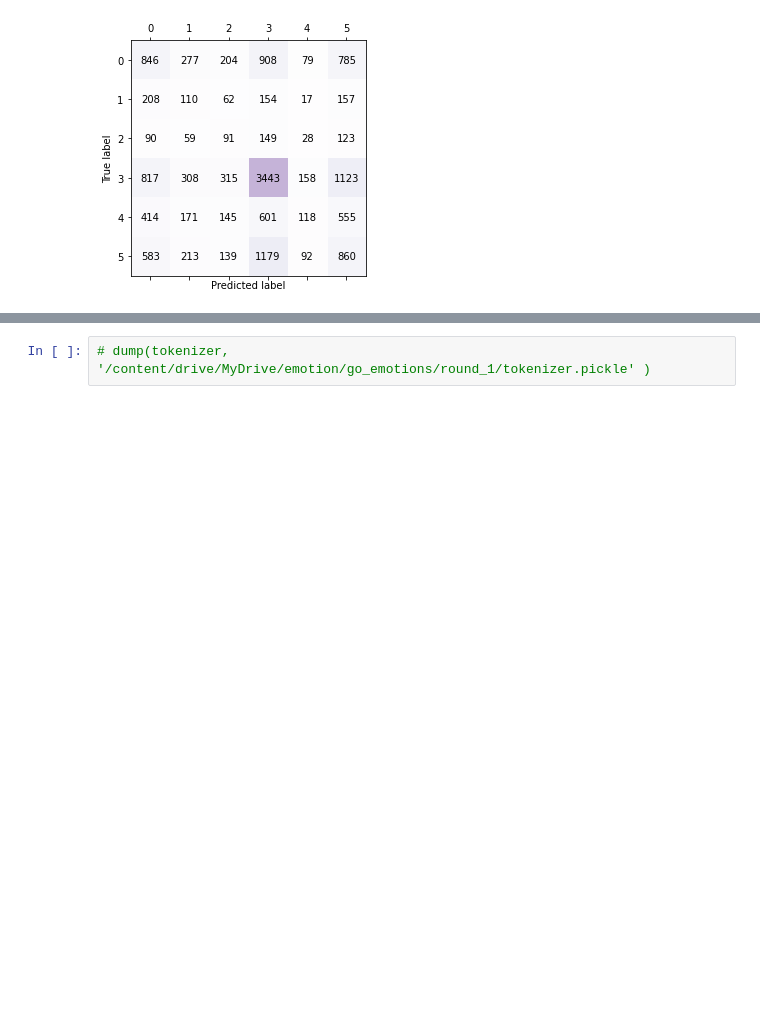
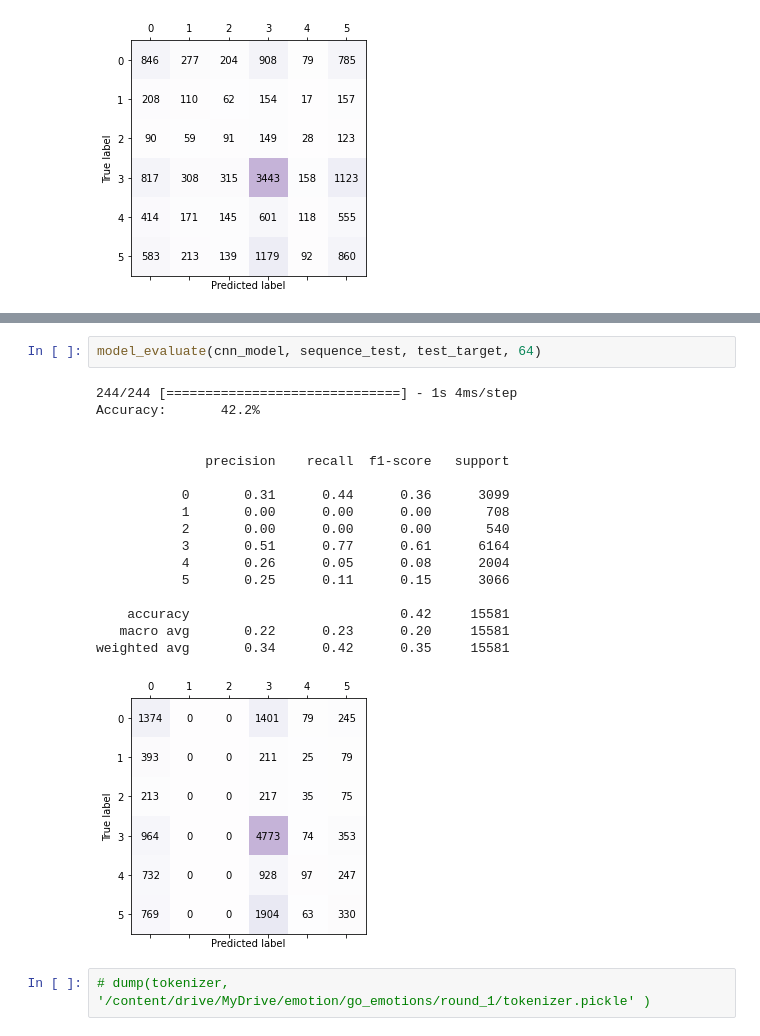
Before and after one commit to ppkgtmm/emotion, a Jupyter notebook: sample_emo.ipynb, the cells around one changed output, grey strips where cells are left out. Saved outputs shown, nothing was run; the diff lists cells and outputs as text; blank space fills up the shorter version.

```diff
--- a/sample_emo.ipynb
+++ b/sample_emo.ipynb
@@ -536,2 +647,22 @@ weighted avg       0.35      0.35      0.34     15581
+# %%
+model_evaluate(cnn_model, sequence_test, test_target, 64)
+# %% [output]
+244/244 [==============================] - 1s 4ms/step
+Accuracy:       42.2%
+
+
+              precision    recall  f1-score   support
+
+           0       0.31      0.44      0.36      3099
+           1       0.00      0.00      0.00       708
+           2       0.00      0.00      0.00       540
+           3       0.51      0.77      0.61      6164
+           4       0.26      0.05      0.08      2004
+           5       0.25      0.11      0.15      3066
+
+    accuracy                           0.42     15581
+   macro avg       0.22      0.23      0.20     15581
+weighted avg       0.34      0.42      0.35     15581
+[figure, added]
 # %%
 # dump(tokenizer, '/content/drive/MyDrive/emotion/go_emotions/round_1/tokenizer.pickle' )
```
Also changed, not shown: parts of 11 cells of this notebook.
